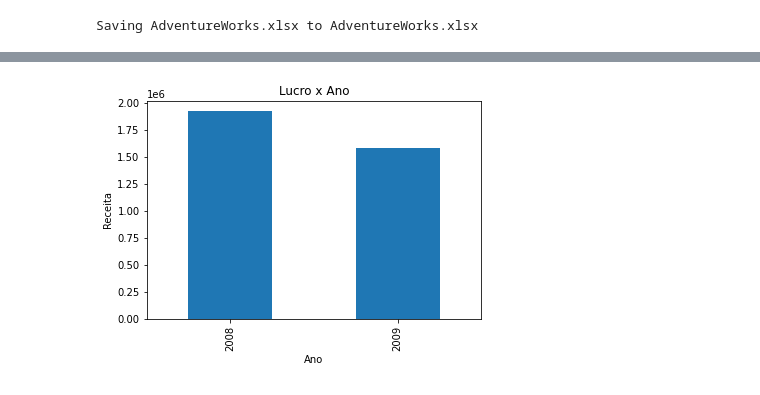
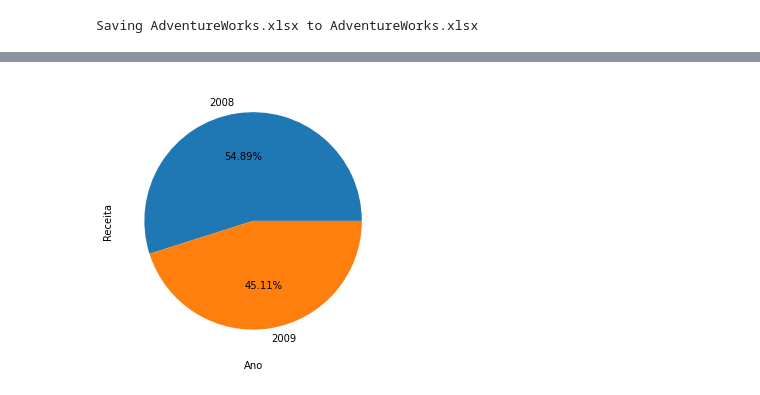
Before and after one commit to anabred/DesafioDSPythonPandas, a Jupyter notebook: Meu_Projeto.ipynb, the cells around one changed output, grey strips where cells are left out. Drawn from its saved outputs; the diff is of its cells as text; code cells hidden in the pictures.

```diff
--- a/Meu_Projeto.ipynb
+++ b/Meu_Projeto.ipynb
@@ -38,14 +60,11 @@ df.head()
 # %%
 import matplotlib.pyplot as plt
 
 fig, ax = plt.subplots()
-bar_colors = ['tab:red', 'tab:blue']
-df.groupby(df["Data Venda"].dt.year)["Lucro"].sum().plot.bar(title="Lucro x Ano")
+df.groupby(df["Data Venda"].dt.year)["Lucro"].sum().plot(kind='pie', autopct='%0.2f%%', figsize=(5,5), label='Lucro x Ano')
 plt.xlabel("Ano")
-plt.ylabel("Receita");
-height = int(len(df["Data Venda"]))
+plt.ylabel("Receita")
 num = 2
-plt.bar(num, height, color=['pink', 'blue'])
 plt.show()
 # %% [output]
-[figure, old version]
+[figure, new version]
```
Also changed, not shown: parts of 7 cells of this notebook.
